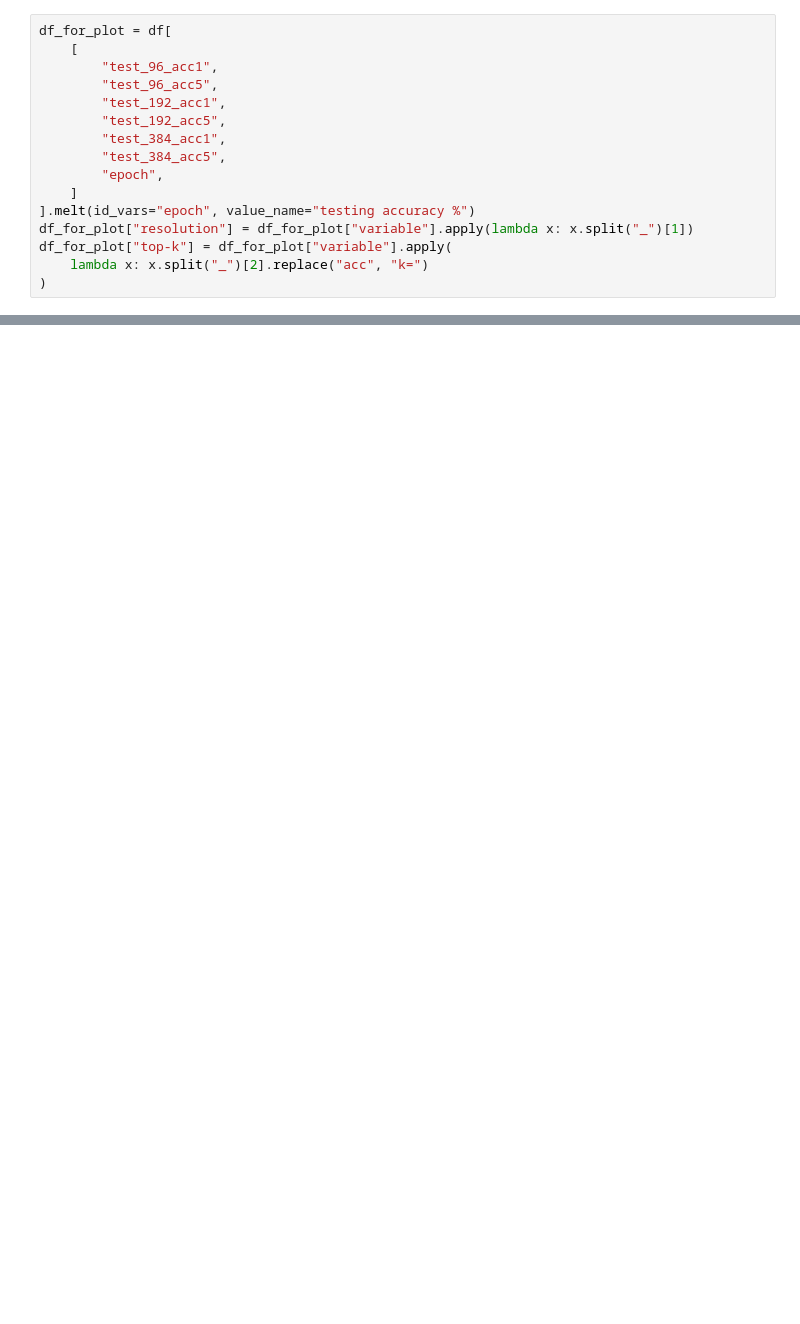
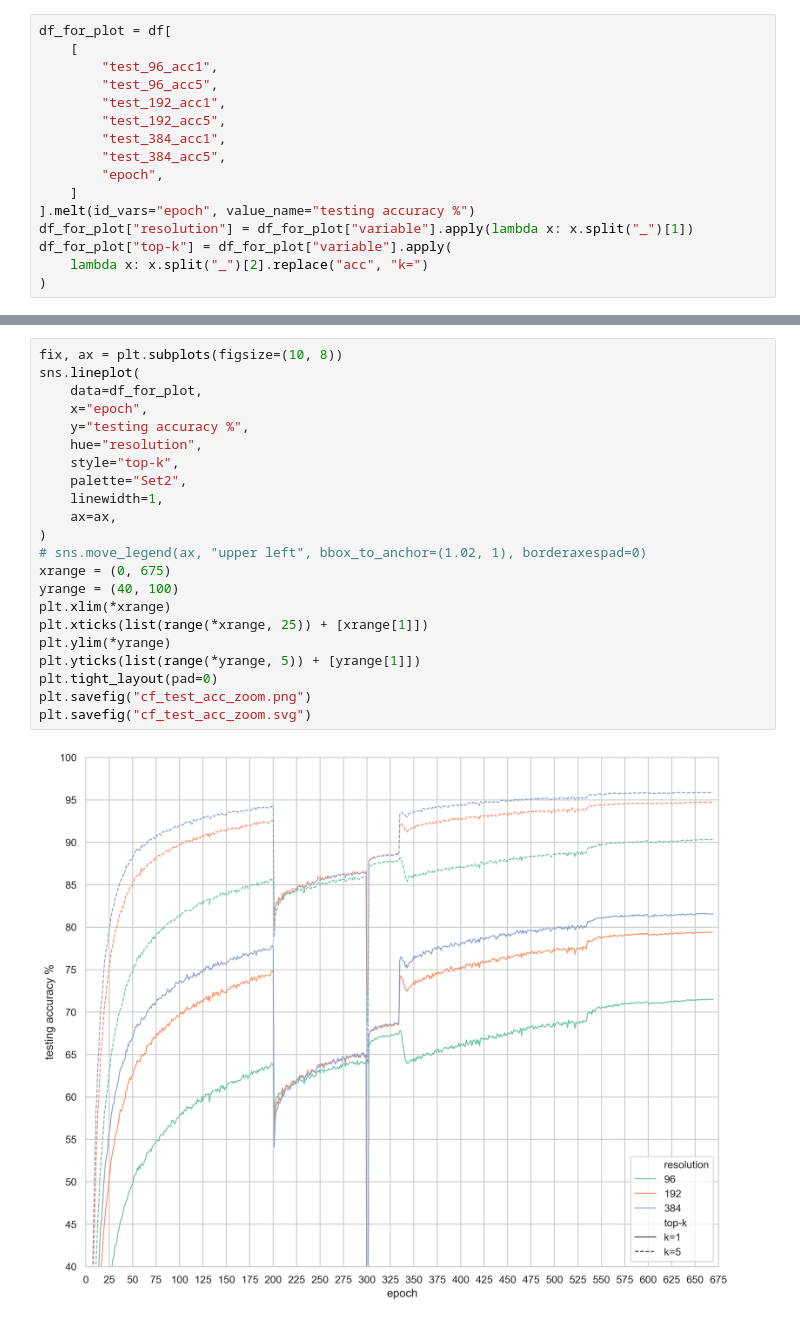
Before and after one commit to JER-ry/CF-ViT, a Jupyter notebook: test_acc_plot.ipynb, the cells around one changed output, grey strips where cells are left out. Cells and saved outputs as stored; diff of their text form; blank space fills up the shorter version.

```diff
--- a/test_acc_plot.ipynb
+++ b/test_acc_plot.ipynb
@@ -54,0 +91,24 @@ df["train_lr"].plot()
+# %%
+fix, ax = plt.subplots(figsize=(10, 8))
+sns.lineplot(
+    data=df_for_plot,
+    x="epoch",
+    y="testing accuracy %",
+    hue="resolution",
+    style="top-k",
+    palette="Set2",
+    linewidth=1,
+    ax=ax,
+)
+# sns.move_legend(ax, "upper left", bbox_to_anchor=(1.02, 1), borderaxespad=0)
+xrange = (0, 675)
+yrange = (40, 100)
+plt.xlim(*xrange)
+plt.xticks(list(range(*xrange, 25)) + [xrange[1]])
+plt.ylim(*yrange)
+plt.yticks(list(range(*yrange, 5)) + [yrange[1]])
+plt.tight_layout(pad=0)
+plt.savefig("cf_test_acc_zoom.png")
+plt.savefig("cf_test_acc_zoom.svg")
+# %% [output]
+[figure, added]
```
Also changed, not shown: parts of 8 cells of this notebook, 21 other files.
